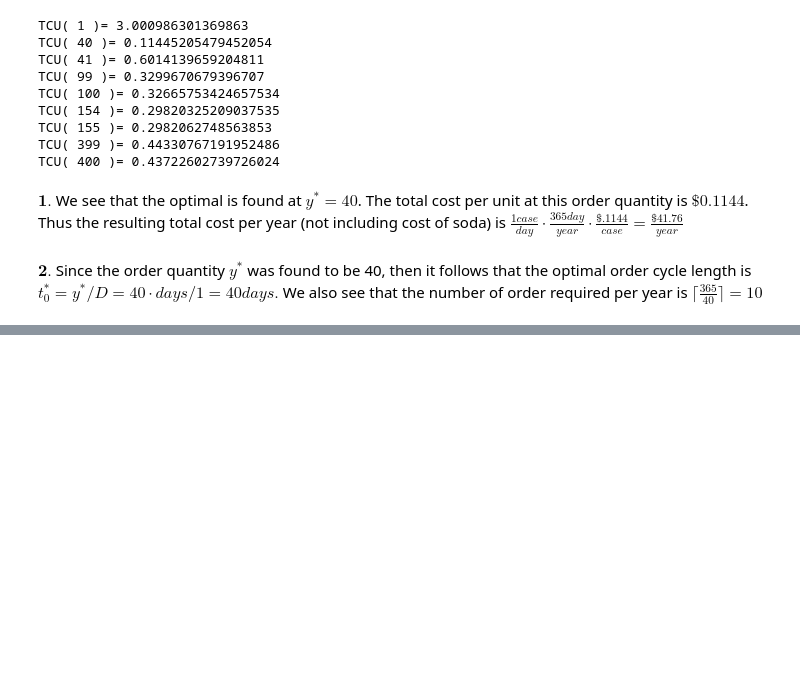
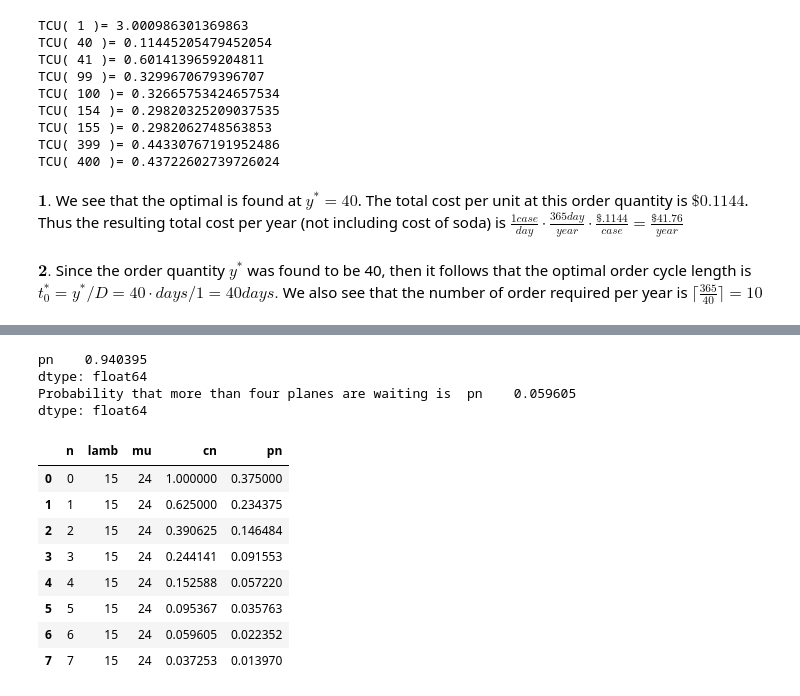
Before and after one commit to warrenkeil/Operation-Research-2, a Jupyter notebook: or2exam1.ipynb, the cells around one changed output, grey strips where cells are left out. Cells and saved outputs as stored; diff of their text form; code cells hidden in the pictures; blank space fills up the shorter version.

```diff
--- a/or2exam1.ipynb
+++ b/or2exam1.ipynb
@@ -91,0 +247,34 @@ $\textbf{2.}$ Since the order quantity $y^*$ was found to be 40, then it follows
+# %%
+pd.options.mode.chained_assignment = None    # default='warn'
+dat['lamb'] = 15
+dat['cn'] = [0.0]*len(n)
+dat['pn'] = [0.0]*len(n)
+dat['cn'][0] = 1
+dat['pn'][0] = 3/8                           # This value of p0 is from double diamond symbol.
+
+for i in range(1,len(n)):                    # This is the cn calculation from  SPADE symbol.
+    dat['cn'][i]=(dat['lamb'][i-1]*dat['cn'][i-1])/(dat['mu'][i])
+
+
+for i in range(1,len(n)):                   # This calculation of pn is from SPADE symbol.
+    dat['pn'][i]=dat['cn'][i]*dat['pn'][0]
+
+
+print(dat.loc[0:5][['pn']].sum())            #We're doing    1-(p0+p1+p2+p3+p4+p5).
+print('Probability that more than four planes are waiting is ',
+      1-dat.loc[0:5][['pn']].sum())
+dat.loc[0:7]  # this line is just to see dataframe
+# %% [output]
+pn    0.940395
+dtype: float64
+Probability that more than four planes are waiting is  pn    0.059605
+dtype: float64
+|  | n | lamb | mu | cn | pn |
+| 0 | 0 | 15 | 24 | 1.000000 | 0.375000 |
+| 1 | 1 | 15 | 24 | 0.625000 | 0.234375 |
+| 2 | 2 | 15 | 24 | 0.390625 | 0.146484 |
+| 3 | 3 | 15 | 24 | 0.244141 | 0.091553 |
+| 4 | 4 | 15 | 24 | 0.152588 | 0.057220 |
+| 5 | 5 | 15 | 24 | 0.095367 | 0.035763 |
+| 6 | 6 | 15 | 24 | 0.059605 | 0.022352 |
+| 7 | 7 | 15 | 24 | 0.037253 | 0.013970 |
```
Also changed, not shown: parts of 45 cells of this notebook.
